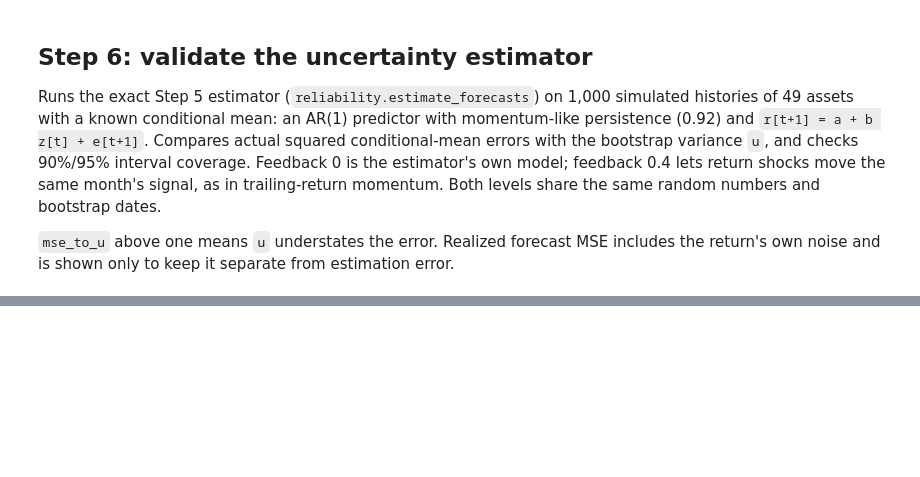
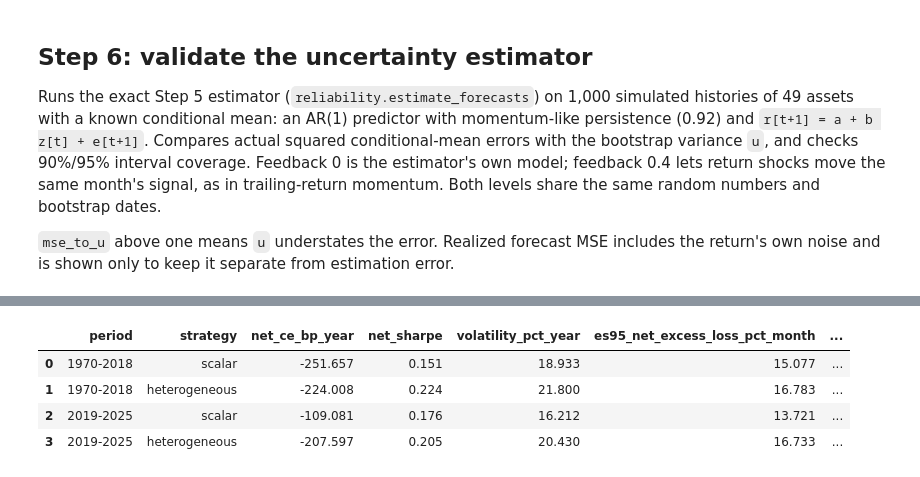
Before and after one commit to mengmeng12/epo-signal-uncertainty, a Jupyter notebook: end_to_end_pipeline.ipynb, the cells around one changed output, grey strips where cells are left out. Drawn from its saved outputs; the diff is of its cells as text; code cells hidden in the pictures; blank space fills up the shorter version.

```diff
--- a/end_to_end_pipeline.ipynb
+++ b/end_to_end_pipeline.ipynb
@@ -140,0 +222,11 @@ calibration["table"].query("subset == 'all'").round(4).T
+# %%
+empirical = evaluation.run()
+empirical["performance"][["period", "strategy", "net_ce_bp_year", "net_sharpe",
+                          "volatility_pct_year", "es95_net_excess_loss_pct_month",
+                          "max_drawdown_pct"]].round(3)
+# %% [output]
+|  | period | strategy | net_ce_bp_year | net_sharpe | volatility_pct_year | es95_net_excess_loss_pct_month | ... |
+| 0 | 1970-2018 | scalar | -251.657 | 0.151 | 18.933 | 15.077 | ... |
+| 1 | 1970-2018 | heterogeneous | -224.008 | 0.224 | 21.800 | 16.783 | ... |
+| 2 | 2019-2025 | scalar | -109.081 | 0.176 | 16.212 | 13.721 | ... |
+| 3 | 2019-2025 | heterogeneous | -207.597 | 0.205 | 20.430 | 16.733 | ... |
```
Also changed, not shown: parts of 16 cells of this notebook, 24 other files.
